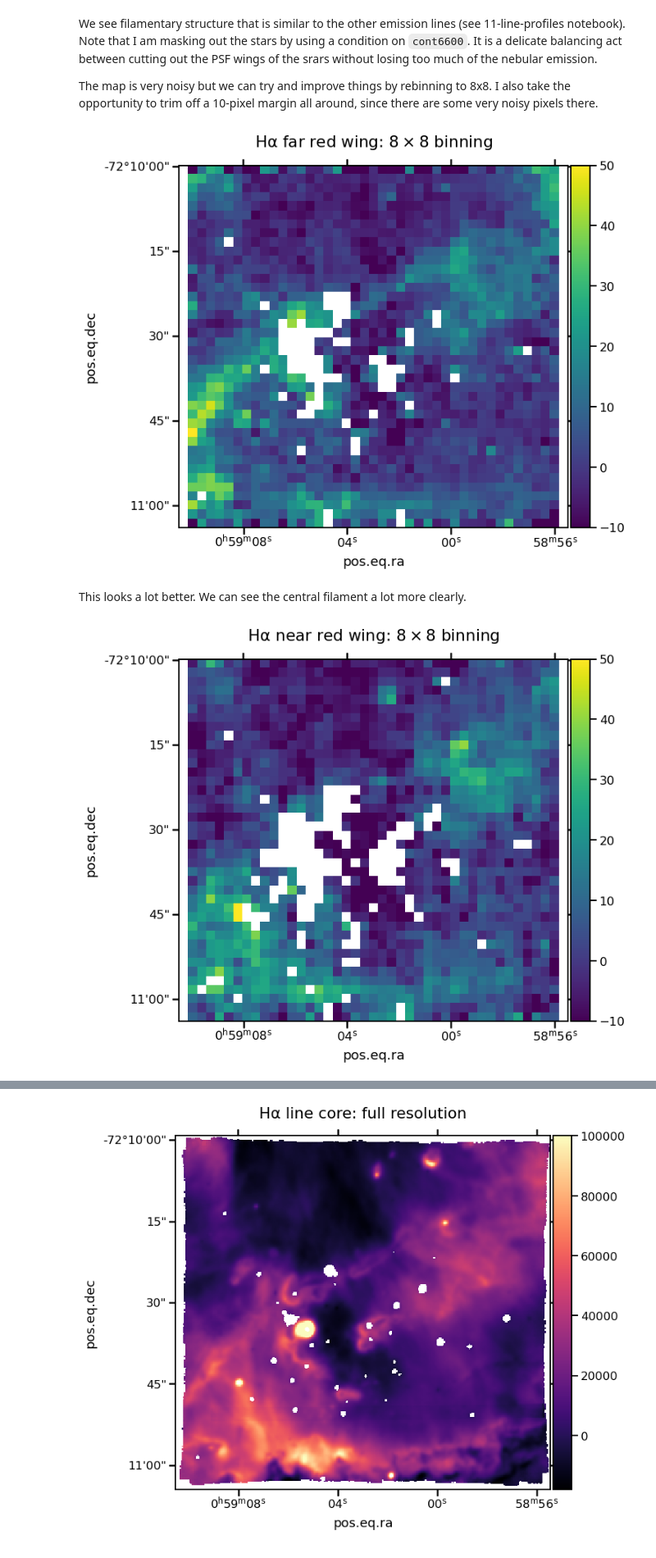
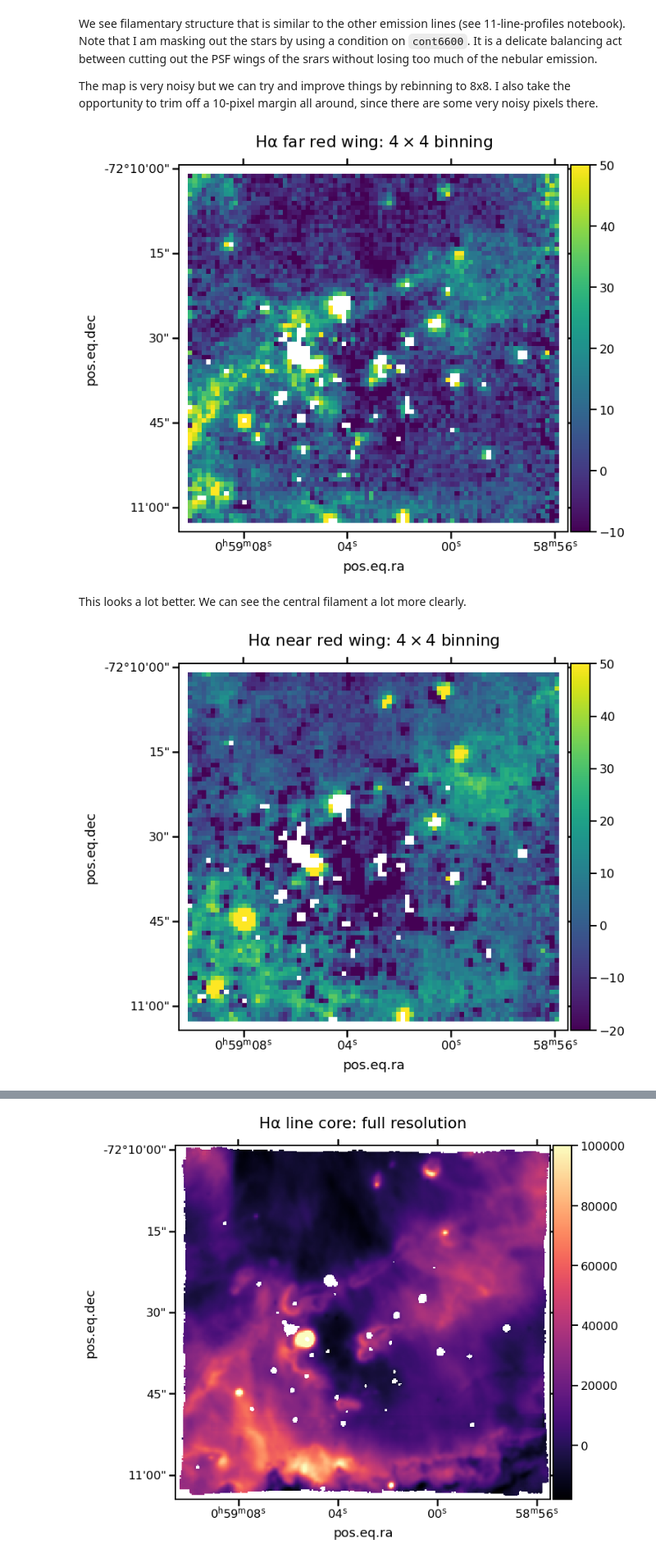
Before and after one commit to will-henney/muse-hii-regions, a Jupyter notebook: notebooks/02-00-raman-wings.ipynb, the cells around one changed output, grey strips where cells are left out. Shown at 82% size. Cells and saved outputs as stored; diff of their text form; code cells hidden in the pictures.

```diff
--- a/notebooks/02-00-raman-wings.ipynb
+++ b/notebooks/02-00-raman-wings.ipynb
@@ -81,7 +81,7 @@ wing.mask[:margin, :] = True
 wing.mask[-margin:, :] = True
 wing.mask[:, :margin] = True
 wing.mask[:, -margin:] = True
-wing.rebin(8).plot(
+wing.rebin(4).plot(
     use_wcs=True,
     vmin=-10,
     vmax=50,
@@ -90,38 +90,38 @@ wing.rebin(8).plot(
     colorbar="v",
 )
 fig.axes[0].set_title(
-    r"Hα far red wing: $8\times8$ binning",
+    r"Hα far red wing: $4\times4$ binning",
     fontsize="large",
     pad=25,
 );
 # %% [output]
-[figure, old version]
+[figure, new version]
 # %% [markdown]
 This looks a lot better.  We can see the central filament a lot more clearly.
 # %%
 inwing = (cube.select_lambda(6578.0, 6583.0) - cont6600).sum(axis=0)
 fig = plt.figure(figsize=(10, 10))
-inwing.mask = inwing.mask | (cont6600.data > 70.0)
+inwing.mask = inwing.mask | (cont6600.data > 400.0)
 margin = 10
 inwing.mask[:margin, :] = True
 inwing.mask[-margin:, :] = True
 inwing.mask[:, :margin] = True
 inwing.mask[:, -margin:] = True
-inwing.rebin(8).plot(
+inwing.rebin(4).plot(
     use_wcs=True,
-    vmin=-10,
+    vmin=-20,
     vmax=50,
     cmap="viridis",
     scale="linear",
     colorbar="v",
 )
 fig.axes[0].set_title(
-    r"Hα near red wing: $8\times8$ binning",
+    r"Hα near red wing: $4\times4$ binning",
     fontsize="large",
     pad=25,
 );
 # %% [output]
-[figure, old version]
+[figure, new version]
 # %%
 bluewing = (cube.select_lambda(6540.0, 6549.0) - cont6600).sum(axis=0)
 fig = plt.figure(figsize=(10, 10))
```
Also changed, not shown: parts of 6 cells of this notebook, 2 other files.
